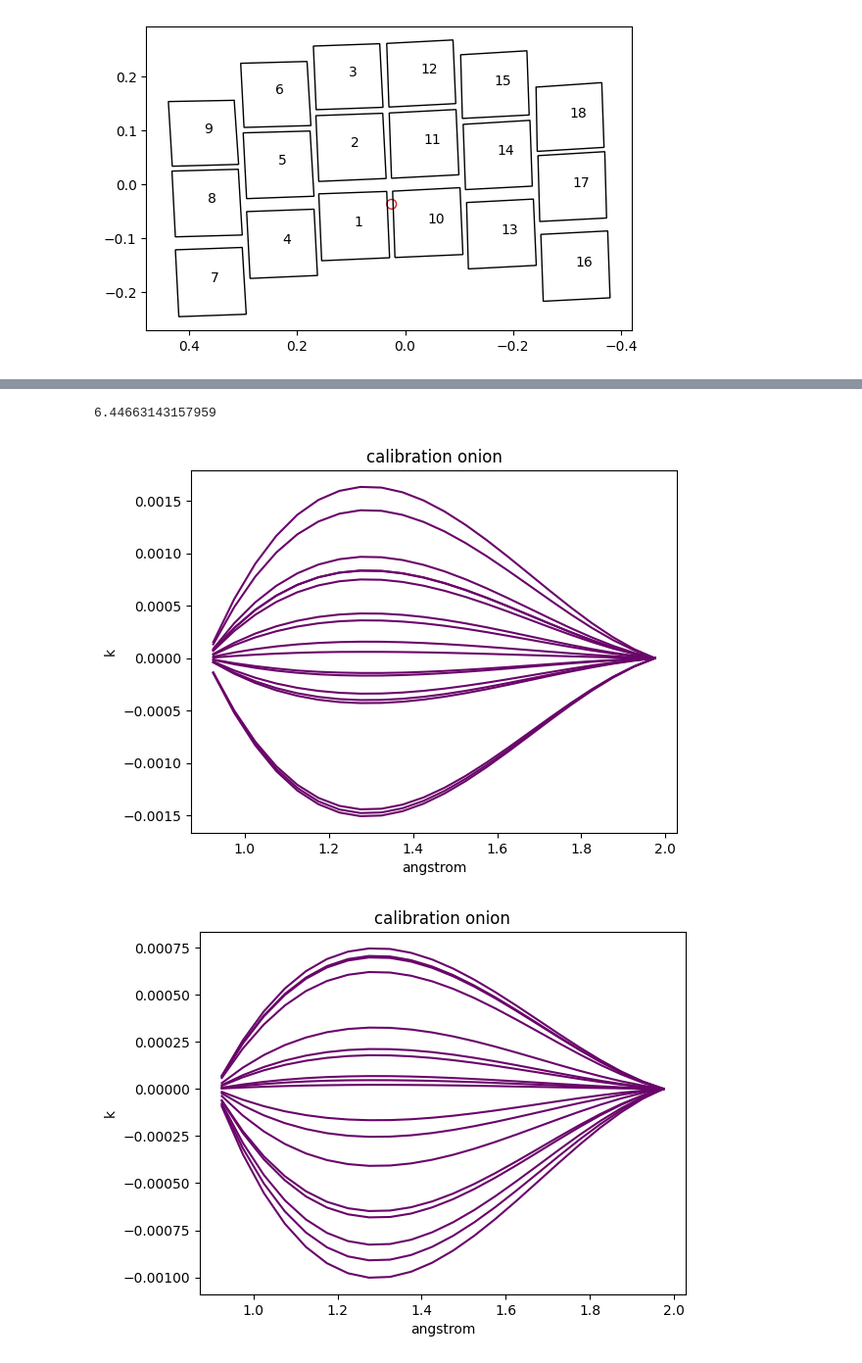
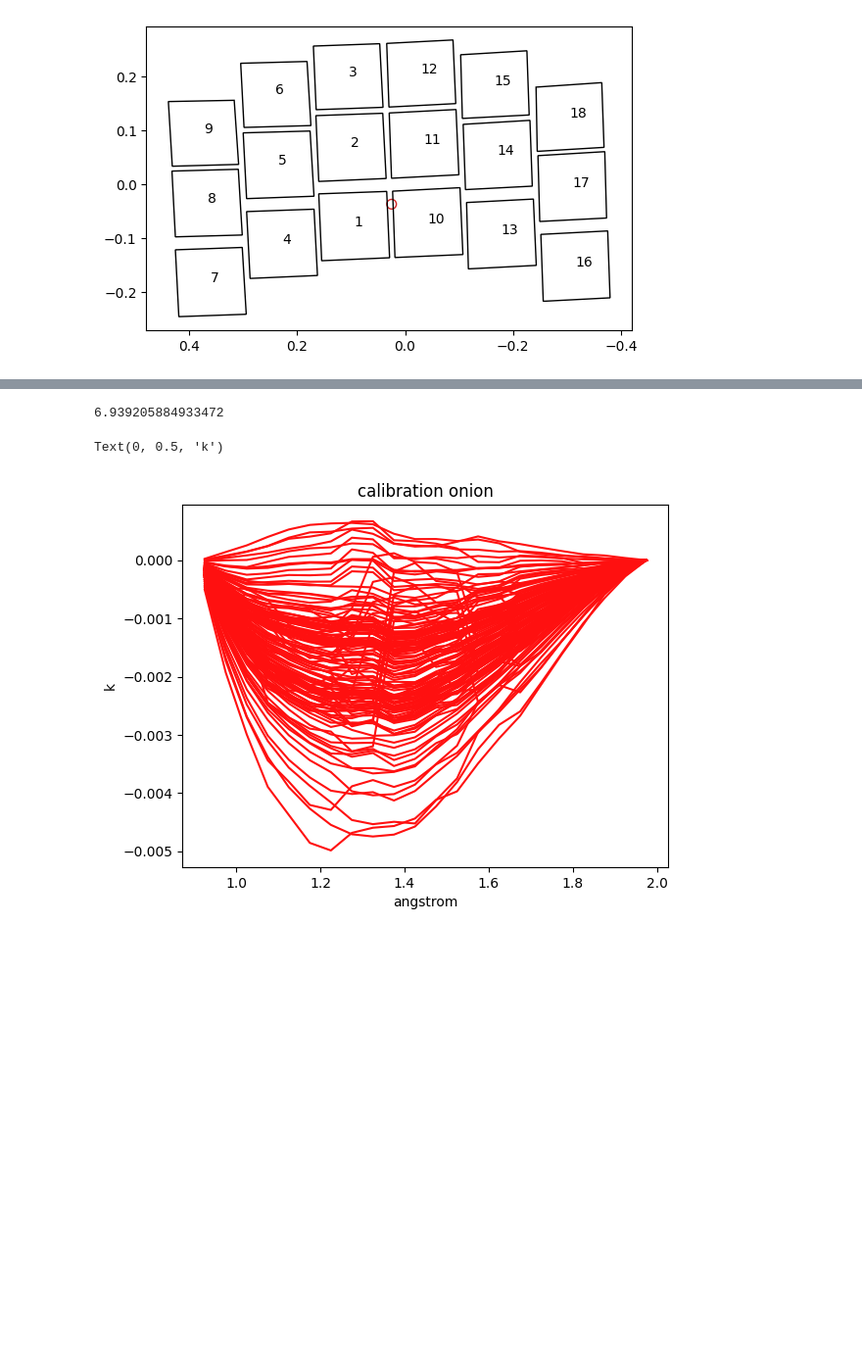
Before and after one commit to roman-grs-pit/relativefluxcalibration_test, a Jupyter notebook: wavelength_dependent_sca_grism.ipynb, the cells around one changed output, grey strips where cells are left out. Shown at 98% size. Cells and saved outputs as stored; diff of their text form; code cells hidden in the pictures; blank space fills up the shorter version.

Commit message:
issue with sca dependent throughput

```diff
--- a/wavelength_dependent_sca_grism.ipynb
+++ b/wavelength_dependent_sca_grism.ipynb
@@ -48,10 +48,23 @@ def throughput(x):
     terms = [coeff[i]*x**(3-i) for i in range(4)]
     return scale*sum(terms)
 
+def rescale(x):
+    return (x - np.min(x)) / np.sum((x - np.min(x)))
+
 lam = np.linspace(-2.5,2,22)
-rescaled = (throughput(lam)-np.min(throughput(lam))) / np.sum((throughput(lam)-np.min(throughput(lam))))
+rescaled = rescale(throughput(lam))
 master_bin_centers = (master_bins[1] - master_bins[0])/2 + master_bins
-plt.plot(master_bin_centers, rescaled)
+throughput_data = np.zeros((18, len(master_bin_centers)))
+for i in range(18):
+
+    sca_throughput = rescale(throughput(lam))
+    throughput_data[i] = sca_throughput
+
+throughput_data[17] *= 0.5
+# plt.plot(master_bin_centers, throughput_data[5]/throughput_data[2], label = "throughput")
+for i in range(18):
+    plt.plot(master_bin_centers, throughput_data[i], label = f"throughput {i+1}")
+plt.legend()
 plt.title("mockthroughoutput")
 plt.xlabel("angstrom")
 plt.show()
@@ -258,7 +273,7 @@ for i in range(len(exp)):
         temp_dict = {key: val for key, val in [(bin, coord) for bin, coord in zip(bins, np.array([px,py]).T)]}
         plt.plot(px,py, color="red", lw = 1)
         for b,x,y in zip(bins, px, py):
-            stars_wvl[b].append((fid, id, bright, x, y))
+            stars_wvl[b].append((fid, id, x, y))
 
 for b in stars_wvl.keys():
     stars_wvl[b] = np.array(stars_wvl[b])
@@ -271,17 +286,23 @@ plt.show()
 # %%
 start = time.time()
-cali = run_calibration(stars_wvl, exp, stars_obs, sig_ij, sigk, true_brightness, true_k, rescaled)
+cali = run_calibration(stars_wvl, exp, stars_obs, sig_ij, sigk, true_brightness, true_k, throughput_data)
 print(time.time() - start)
 # %% [output]
-6.44663143157959
+6.939205884933472
 # %%
 for _ in range(Nexp):
-    plt.plot(master_bin_centers, cali[:,_], "#6a056a")
-    plt.title("calibration onion")
-    plt.xlabel("angstrom")
-    plt.ylabel("k")
     if (_+1)%18 == 0:
-        plt.show()
+        color = "#6a056a"
+        # print(_+1)
+        # plt.plot(master_bin_centers, cali[:,_]/2, color = color)
+    else:
+        color = "#ff1010"
+        plt.plot(master_bin_centers, cali[:,_], color = color)
+plt.title("calibration onion")
+plt.xlabel("angstrom")
+plt.ylabel("k")
+# if (_+1)%18 == 0:
+#     plt.show()
 # %% [output]
+Text(0, 0.5, 'k')
-[figure, old version]
+[figure, new version]
-[figure, removed]
```
Also changed, not shown: parts of 12 cells of this notebook, 1 other file.
